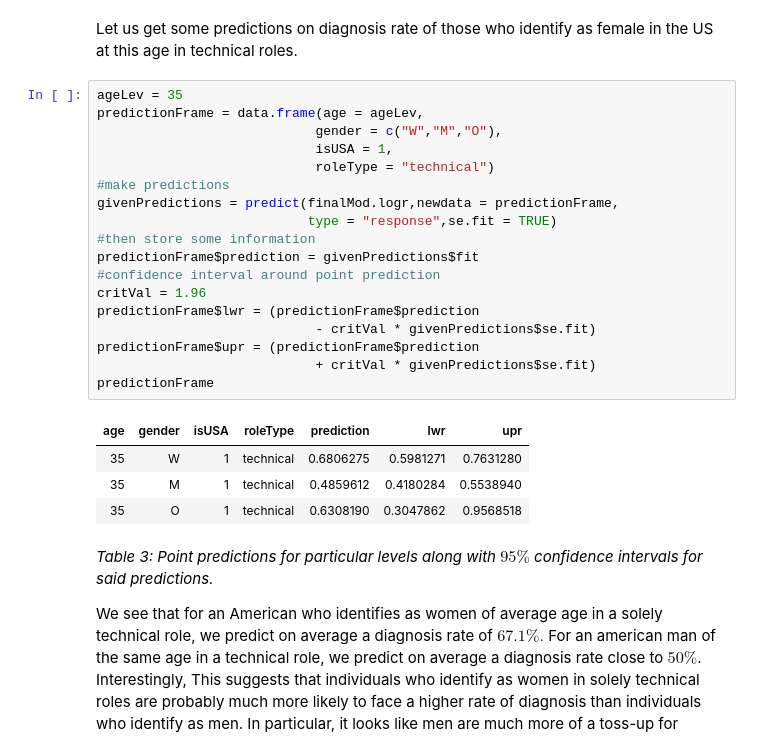
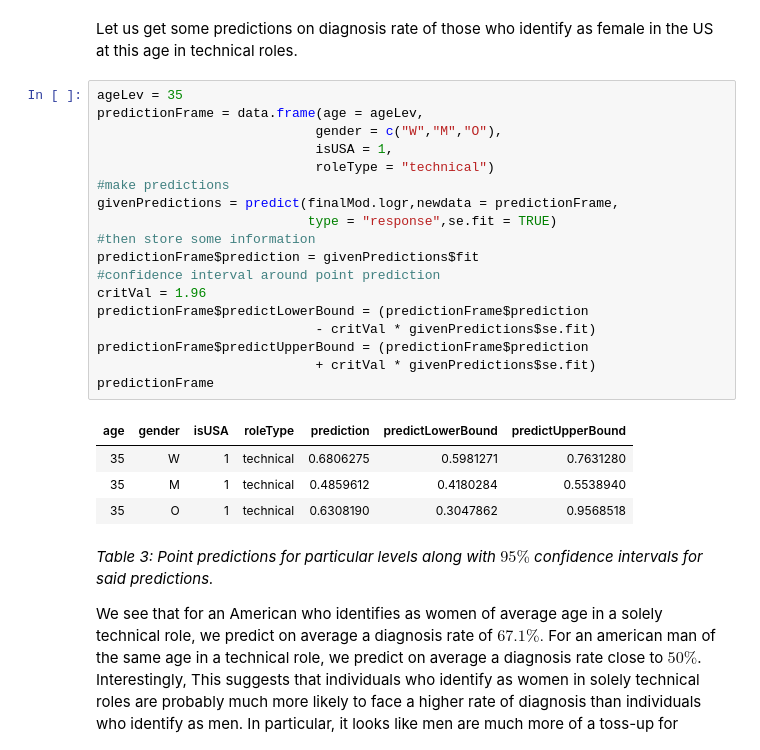
Before and after one commit to PLBMR/mentalHealthDataAnalysis, a Jupyter notebook: osmiMentalHealthInTech/analysis/inference.ipynb, the cells around one changed output. Saved outputs shown, nothing was run; the diff lists cells and outputs as text.

Commit message:
edited some names of tables from the analysis section and added some more figures

```diff
--- a/osmiMentalHealthInTech/analysis/inference.ipynb
+++ b/osmiMentalHealthInTech/analysis/inference.ipynb
@@ -143,23 +142,23 @@ Let us get some predictions on diagnosis rate of those who identify as female in
 # %%
 ageLev = 35
 predictionFrame = data.frame(age = ageLev,
                             gender = c("W","M","O"),
                             isUSA = 1,
                             roleType = "technical")
 #make predictions
 givenPredictions = predict(finalMod.logr,newdata = predictionFrame,
                            type = "response",se.fit = TRUE)
 #then store some information
 predictionFrame$prediction = givenPredictions$fit
 #confidence interval around point prediction
 critVal = 1.96
-predictionFrame$lwr = (predictionFrame$prediction
+predictionFrame$predictLowerBound = (predictionFrame$prediction
                             - critVal * givenPredictions$se.fit)
-predictionFrame$upr = (predictionFrame$prediction
+predictionFrame$predictUpperBound = (predictionFrame$prediction
                             + critVal * givenPredictions$se.fit)
 predictionFrame
 # %% [output]
-| age | gender | isUSA | roleType | prediction | lwr | upr |
+| age | gender | isUSA | roleType | prediction | predictLowerBound | predictUpperBound |
 | 35 | W | 1 | technical | 0.6806275 | 0.5981271 | 0.7631280 |
 | 35 | M | 1 | technical | 0.4859612 | 0.4180284 | 0.5538940 |
 | 35 | O | 1 | technical | 0.6308190 | 0.3047862 | 0.9568518 |
```
Also changed, not shown: parts of 5 cells of this notebook, 4 other files.
